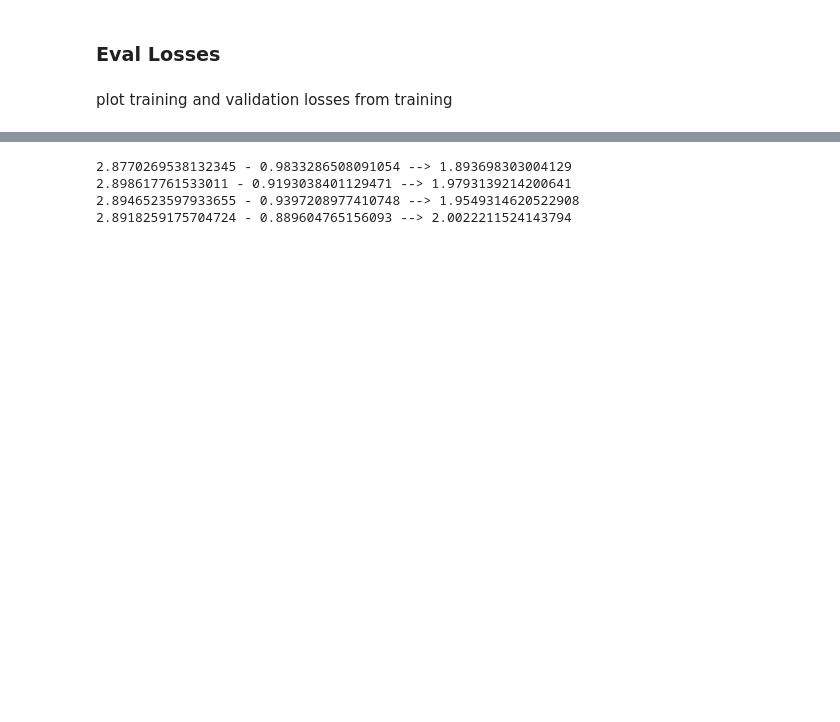
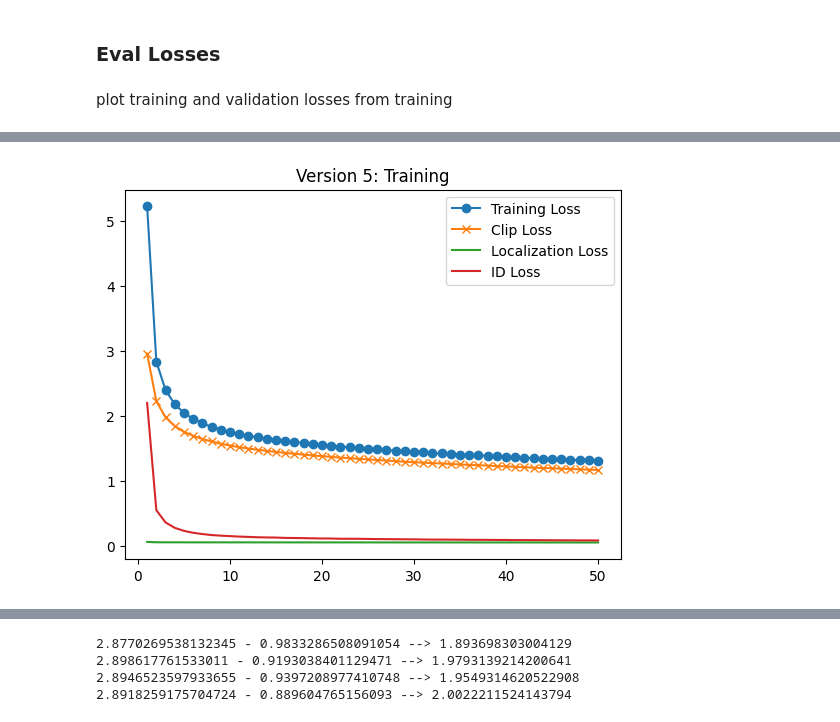
Before and after one commit to samutiti/SubCellNuc, a Jupyter notebook: training_assessment.ipynb, the cells around one changed output, grey strips where cells are left out. Drawn from its saved outputs; the diff is of its cells as text; code cells hidden in the pictures; blank space fills up the shorter version.

```diff
--- a/training_assessment.ipynb
+++ b/training_assessment.ipynb
@@ -20,4 +20,19 @@ for ver in range(1, 5):
 # %%
-print(holders[0])
-print(holders[0][list(holders[0].keys())[0]]['train'])
+# new gen of training doesn't store loss in the same way (older version is below)
+i = 1
+train_holder = holders[i][list(holders[i].keys())[0]]['train']
+val_holder = holders[i][list(holders[i].keys())[0]]['train']
+# print(holders[i])
+# print(holders[i][list(holders[i].keys())[0]]['train'])
+train_loss = []
+clip_loss = []
+loc_loss = []
+id_loss = []
+for train, val in zip(train_holder, val_holder):
+    train_loss.append(train['total'])
+    clip_loss.append(train['clip'])
+    loc_loss.append(train['loc'])
+    id_loss.append(train['id'])
+
+print(train_loss)
 # %% [output]
@@ -26,2 +40,13 @@ print(holders[0][list(holders[0].keys())[0]]['train'])
+# %%
+epochs = range(1, len(train_loss) + 1)
+plt.title('Version 5: Training')
+plt.plot(epochs, train_loss, label='Training Loss', marker='o')
+plt.plot(epochs, clip_loss, label='Clip Loss', marker='x')
+plt.plot(epochs, loc_loss, label='Localization Loss')
+plt.plot(epochs, id_loss, label='ID Loss')
+plt.legend()
+plt.show()
+# %% [output]
+[figure, added]
 # %%
 epochs = range(1, len(holders[0][list(holders[0].keys())[0]]['train']) + 1)
```
Also changed, not shown: parts of 4 cells of this notebook, 5 other files.
